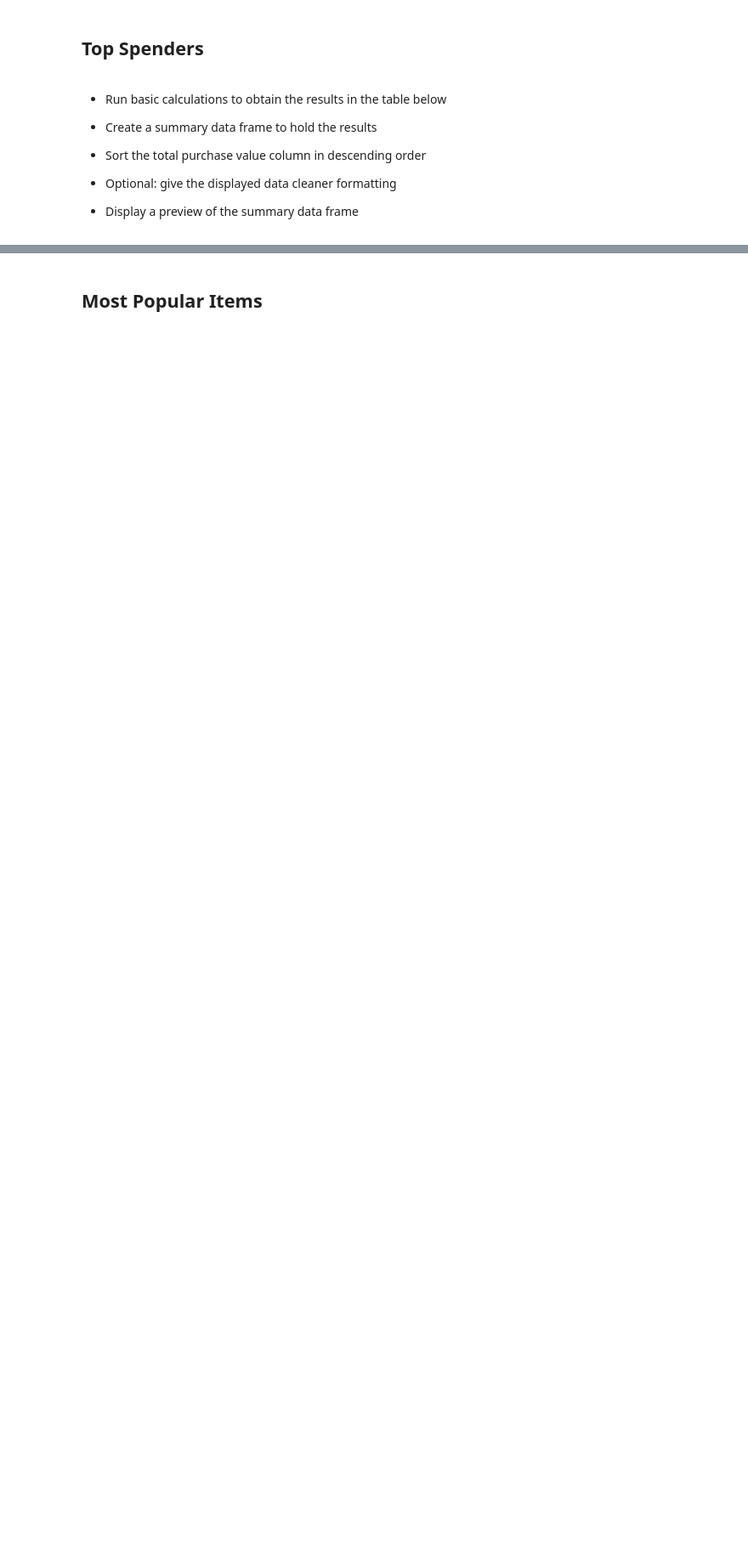
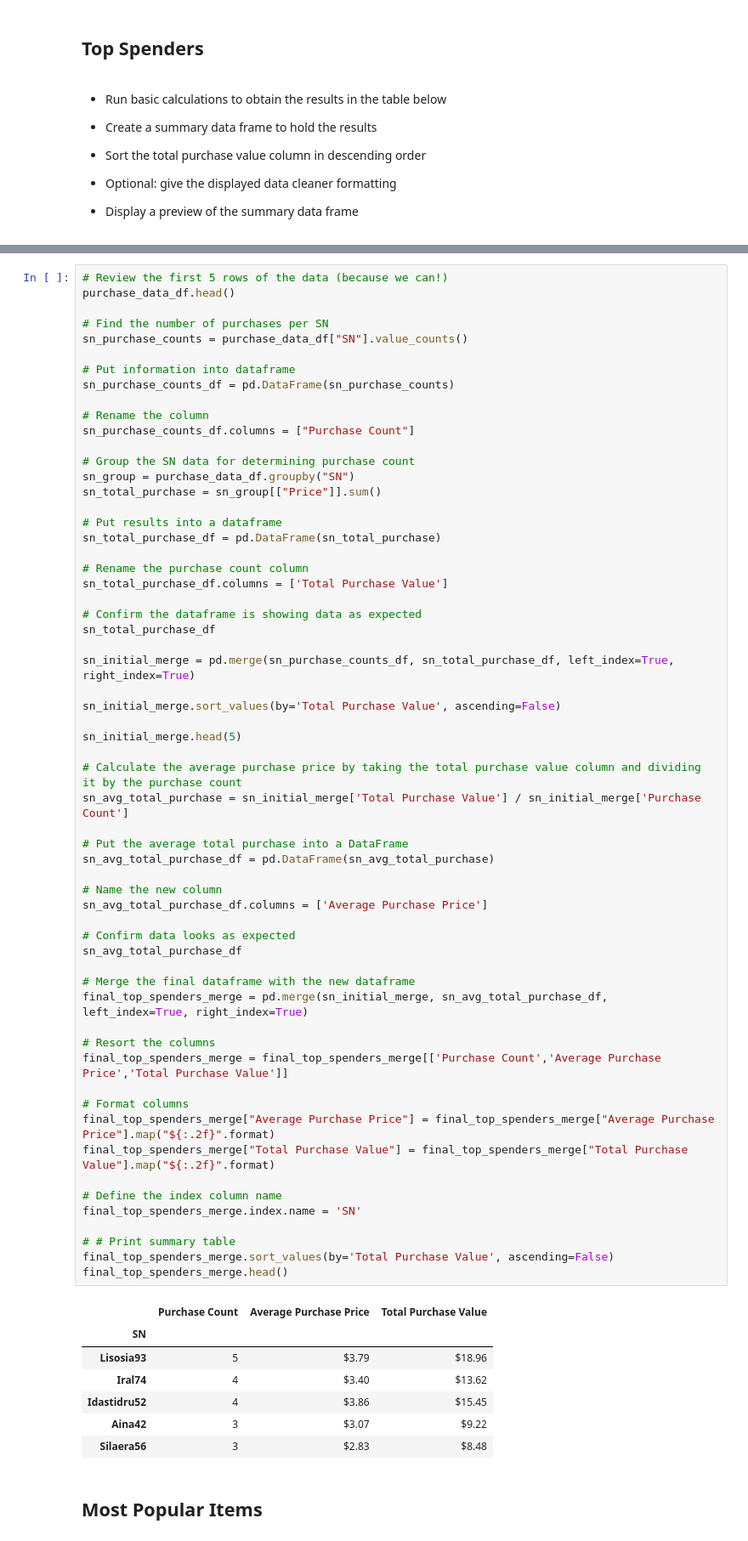
Before and after one commit to emilyfrels/pandas-challenge, a Jupyter notebook: HeroesOfPymoli/HeroesOfPymoli_starter.ipynb, the cells around one changed output, grey strips where cells are left out. Shown at 85% size. Cells and saved outputs as stored; diff of their text form; blank space fills up the shorter version.

Commit message:
Finished up the Top Spenders section.

```diff
--- a/HeroesOfPymoli/HeroesOfPymoli_starter.ipynb
+++ b/HeroesOfPymoli/HeroesOfPymoli_starter.ipynb
@@ -355,3 +364,71 @@ final_purchase_analysis_merge
+# %%
+# Review the first 5 rows of the data (because we can!)
+purchase_data_df.head()
+
+# Find the number of purchases per SN
+sn_purchase_counts = purchase_data_df["SN"].value_counts()
+
+# Put information into dataframe
+sn_purchase_counts_df = pd.DataFrame(sn_purchase_counts)
+
+# Rename the column
+sn_purchase_counts_df.columns = ["Purchase Count"]
+
+# Group the SN data for determining purchase count
+sn_group = purchase_data_df.groupby("SN")
+sn_total_purchase = sn_group[["Price"]].sum()
+
+# Put results into a dataframe
+sn_total_purchase_df = pd.DataFrame(sn_total_purchase)
+
+# Rename the purchase count column
+sn_total_purchase_df.columns = ['Total Purchase Value']
+
+# Confirm the dataframe is showing data as expected
+sn_total_purchase_df
+
+sn_initial_merge = pd.merge(sn_purchase_counts_df, sn_total_purchase_df, left_index=True, right_index=True)
+
+sn_initial_merge.sort_values(by='Total Purchase Value', ascending=False)
+
+sn_initial_merge.head(5)
+
+# Calculate the average purchase price by taking the total purchase value column and dividing it by the purchase count
+sn_avg_total_purchase = sn_initial_merge['Total Purchase Value'] / sn_initial_merge['Purchase Count']
+
+# Put the average total purchase into a DataFrame
+sn_avg_total_purchase_df = pd.DataFrame(sn_avg_total_purchase)
+
+# Name the new column
+sn_avg_total_purchase_df.columns = ['Average Purchase Price']
+
+# Confirm data looks as expected
+sn_avg_total_purchase_df
+
+# Merge the final dataframe with the new dataframe
+final_top_spenders_merge = pd.merge(sn_initial_merge, sn_avg_total_purchase_df, left_index=True, right_index=True)
+
+# Resort the columns
+final_top_spenders_merge = final_top_spenders_merge[['Purchase Count','Average Purchase Price','Total Purchase Value']]
+
+# Format columns
+final_top_spenders_merge["Average Purchase Price"] = final_top_spenders_merge["Average Purchase Price"].map("${:.2f}".format)
+final_top_spenders_merge["Total Purchase Value"] = final_top_spenders_merge["Total Purchase Value"].map("${:.2f}".format)
+
+# Define the index column name
+final_top_spenders_merge.index.name = 'SN'
+
+# # Print summary table
+final_top_spenders_merge.sort_values(by='Total Purchase Value', ascending=False)
+final_top_spenders_merge.head()
+# %% [output]
+|  | Purchase Count | Average Purchase Price | Total Purchase Value |
+| SN |  |  |  |
+| Lisosia93 | 5 | $3.79 | $18.96 |
+| Iral74 | 4 | $3.40 | $13.62 |
+| Idastidru52 | 4 | $3.86 | $15.45 |
+| Aina42 | 3 | $3.07 | $9.22 |
+| Silaera56 | 3 | $2.83 | $8.48 |
 # %% [markdown]
 ## Most Popular Items
 # %% [markdown]
```
Also changed, not shown: parts of 1 cell of this notebook.
